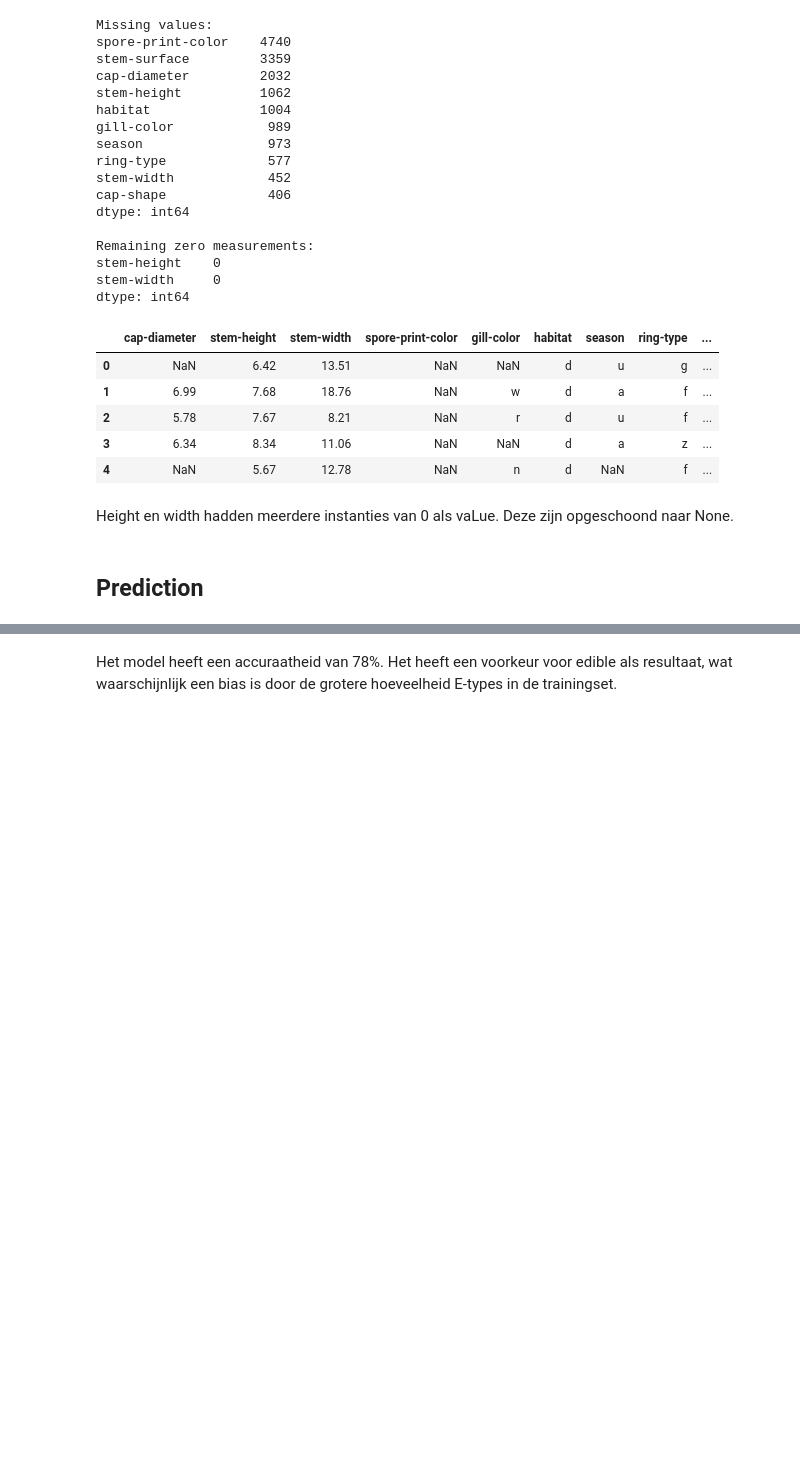
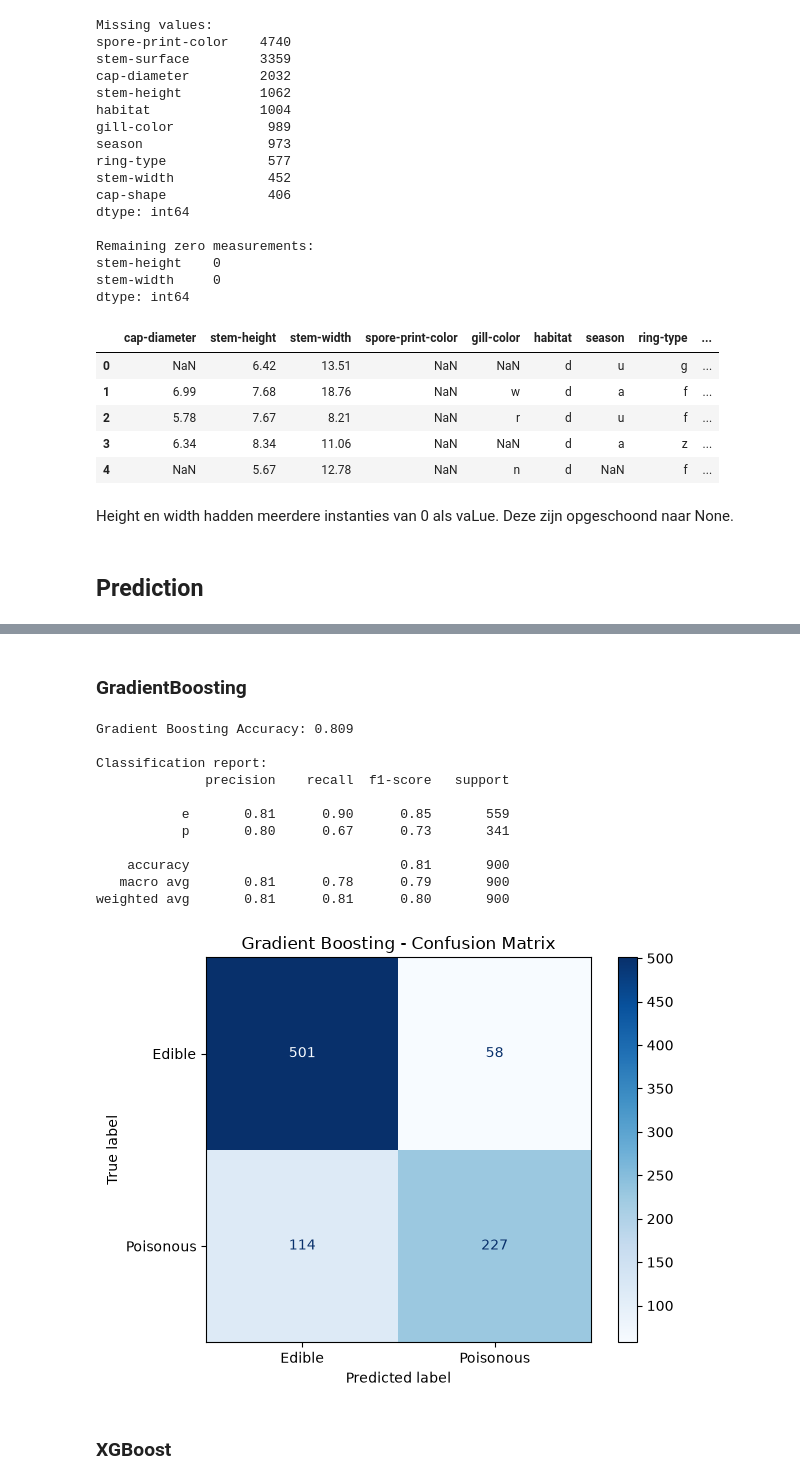
Before and after one commit to JorreVanDyck10/DeepLearningTeam10, a Jupyter notebook: SolutionAndrew/MushroomDataset/mushroom.ipynb, the cells around one changed output, grey strips where cells are left out. Drawn from its saved outputs; the diff is of its cells as text; code cells hidden in the pictures; blank space fills up the shorter version.

Commit message:
addition gradient boosting and logistic regression
also conversion to pickle files:
random forrest is too big to commit -> has to be created locally via code

```diff
--- a/SolutionAndrew/MushroomDataset/mushroom.ipynb
+++ b/SolutionAndrew/MushroomDataset/mushroom.ipynb
@@ -169,7 +171,7 @@ categorical_cols = X.select_dtypes(exclude="number").columns.tolist()
 # %%
 X_train, X_test, y_train, y_test = train_test_split(
     X, y,
-    test_size=0.2,
+    test_size=0.18,
     random_state=42,
     stratify=y
 )
@@ -185,7 +187,11 @@ preprocessor = ColumnTransformer([
 model = Pipeline([
     ("preprocessor", preprocessor),
     ("classifier", RandomForestClassifier(
-        n_estimators=200,
+        n_estimators=500,
+        max_depth=20,
+        min_samples_split=3,
+        min_samples_leaf=1,
+        max_features="sqrt",
         random_state=42,
         class_weight="balanced",
         n_jobs=-1
@@ -272,2 +255,53 @@ Predicted class: p
-# %% [markdown]
-Het model heeft een accuraatheid van 78%. Het heeft een voorkeur voor edible als resultaat, wat waarschijnlijk een bias is door de grotere hoeveelheid E-types in de trainingset.
+# %% [markdown]
+### GradientBoosting
+# %%
+
+from sklearn.ensemble import GradientBoostingClassifier
+
+model_gb = Pipeline([
+    ("preprocessor", preprocessor),
+    ("classifier", GradientBoostingClassifier(
+        n_estimators=350,
+        learning_rate=0.08,
+        max_depth=8,
+        min_samples_split=4,
+        min_samples_leaf=2,
+        subsample=1,
+        random_state=42
+    ))
+])
+
+model_gb.fit(X_train, y_train)
+y_pred_gb = model_gb.predict(X_test)
+# %%
+
+print(f"Gradient Boosting Accuracy: {accuracy_score(y_test, y_pred_gb):.3f}")
+print("\nClassification report:")
+print(classification_report(y_test, y_pred_gb, zero_division=0))
+
+ConfusionMatrixDisplay.from_predictions(
+    y_test,
+    y_pred_gb,
+    labels=["e", "p"],
+    display_labels=["Edible", "Poisonous"],
+    cmap="Blues"
+)
+
+plt.title("Gradient Boosting - Confusion Matrix")
+plt.tight_layout()
+plt.show()
+# %% [output]
+Gradient Boosting Accuracy: 0.809
+
+Classification report:
+              precision    recall  f1-score   support
+
+           e       0.81      0.90      0.85       559
+           p       0.80      0.67      0.73       341
+
+    accuracy                           0.81       900
+   macro avg       0.81      0.78      0.79       900
+weighted avg       0.81      0.81      0.80       900
+[figure, added]
+# %% [markdown]
+### XGBoost
```
Also changed, not shown: parts of 9 cells of this notebook, 2 other files.
